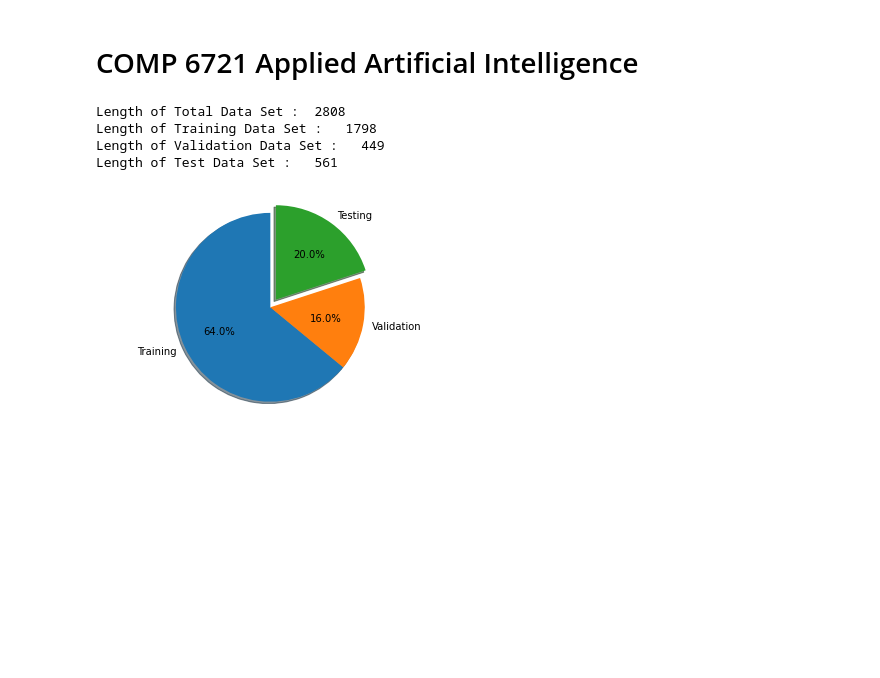
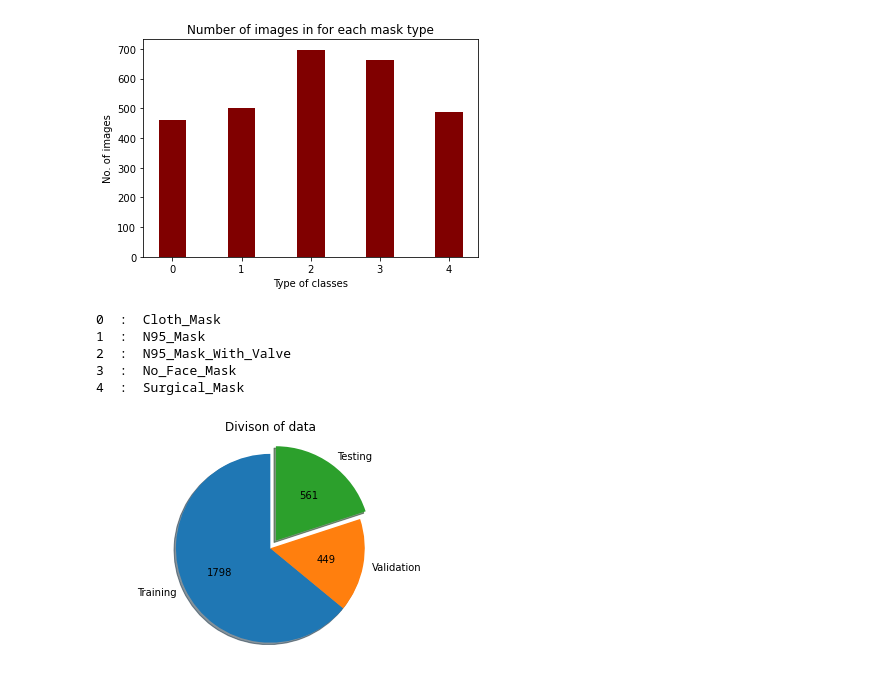
Before and after one commit to sivamjsk/Mask-Classification-Using-CNN-AI, a Jupyter notebook: Final_COMP_6721_Part_1.ipynb, the cells around one changed output. Cells and saved outputs as stored; diff of their text form; code cells hidden in the pictures; blank space fills up the shorter version.

```diff
--- a/Final_COMP_6721_Part_1.ipynb
+++ b/Final_COMP_6721_Part_1.ipynb
@@ -1,5 +1,3 @@
-# %% [markdown]
-<h1>COMP 6721 Applied Artificial Intelligence</h1>
 # %%
 import torch
 import torchvision.transforms as transforms
@@ -57,11 +77,13 @@ def data_loader(path,batch,test_data_index,validation_data_index):
 # %%
-data_train_loader, data_validation_loader ,data_test_loader = data_loader(dataSet_Path,32,0.2,0.2)
+data_train_loader, data_validation_loader ,data_test_loader, class_labels_dict = data_loader(dataSet_Path,32,0.2,0.2)
 # %% [output]
+[figure, new version]
-Length of Total Data Set :  2808
-Length of Training Data Set :   1798
-Length of Validation Data Set :   449
-Length of Test Data Set :   561
+0  :  Cloth_Mask
+1  :  N95_Mask
+2  :  N95_Mask_With_Valve
+3  :  No_Face_Mask
+4  :  Surgical_Mask
-[figure, old version]
+[figure, added]
 # %%
 class CNN(nn.Module):
     def __init__(self):
```
Also changed, not shown: parts of 7 cells of this notebook.
